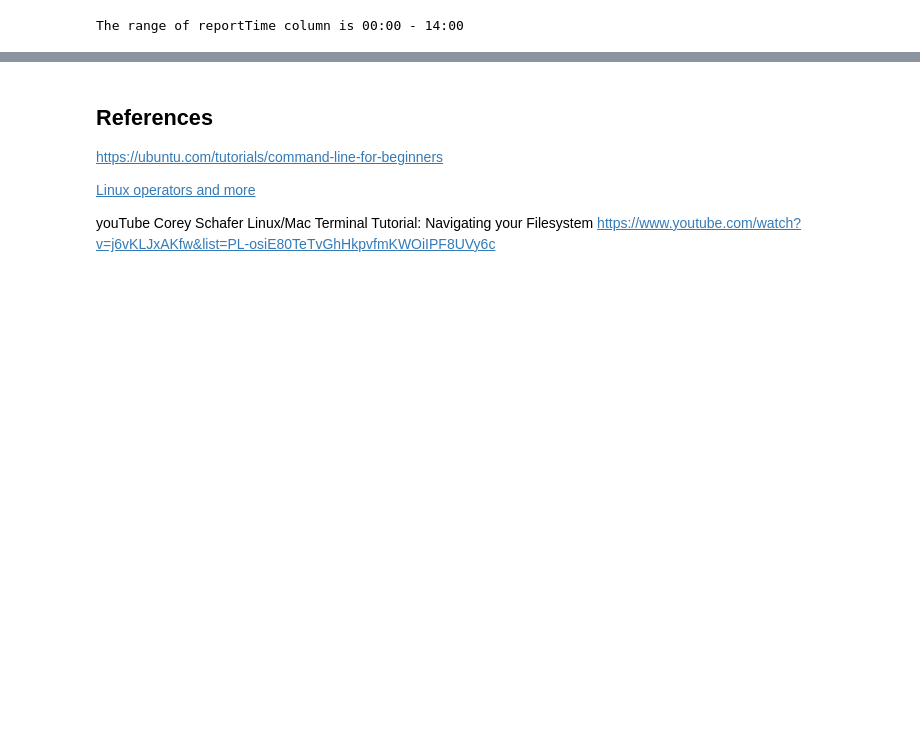
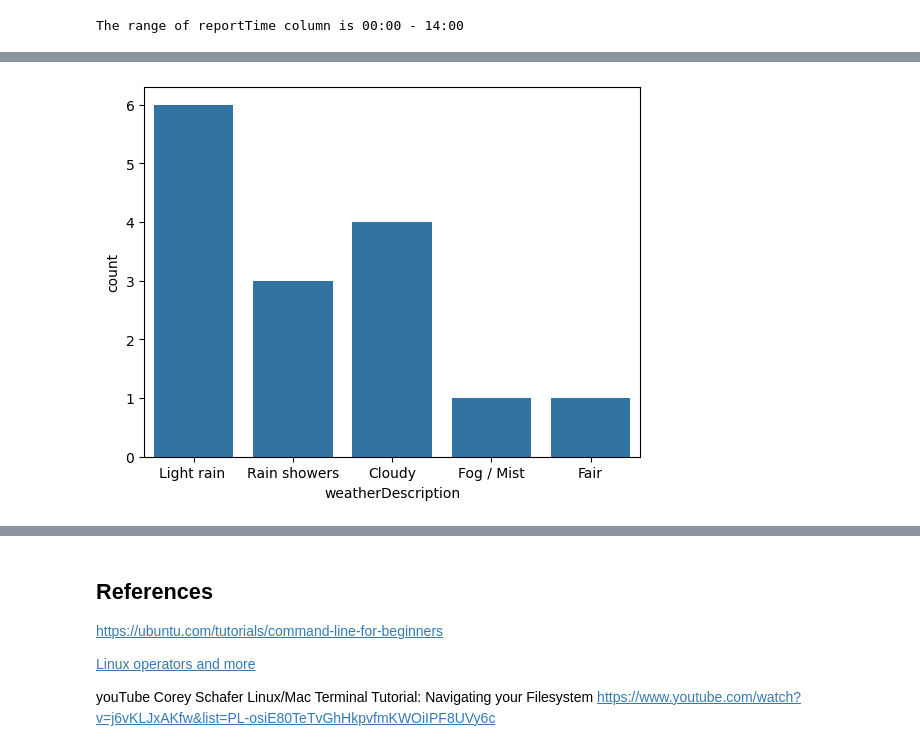
Before and after one commit to IreneKilgannon/Computer-Infrastructure, a Jupyter notebook: weather.ipynb, the cells around one changed output, grey strips where cells are left out. Cells and saved outputs as stored; diff of their text form; code cells hidden in the pictures; blank space fills up the shorter version.

```diff
--- a/weather.ipynb
+++ b/weather.ipynb
@@ -358 +418,6 @@ The range of reportTime column is 00:00 - 14:00
+# %%
+sns.countplot(data=weather_df, x ='weatherDescription')
+plt.show()
+# %% [output]
+[figure, added]
 # %% [markdown]
```
Also changed, not shown: parts of 15 cells of this notebook, 1 other file.
